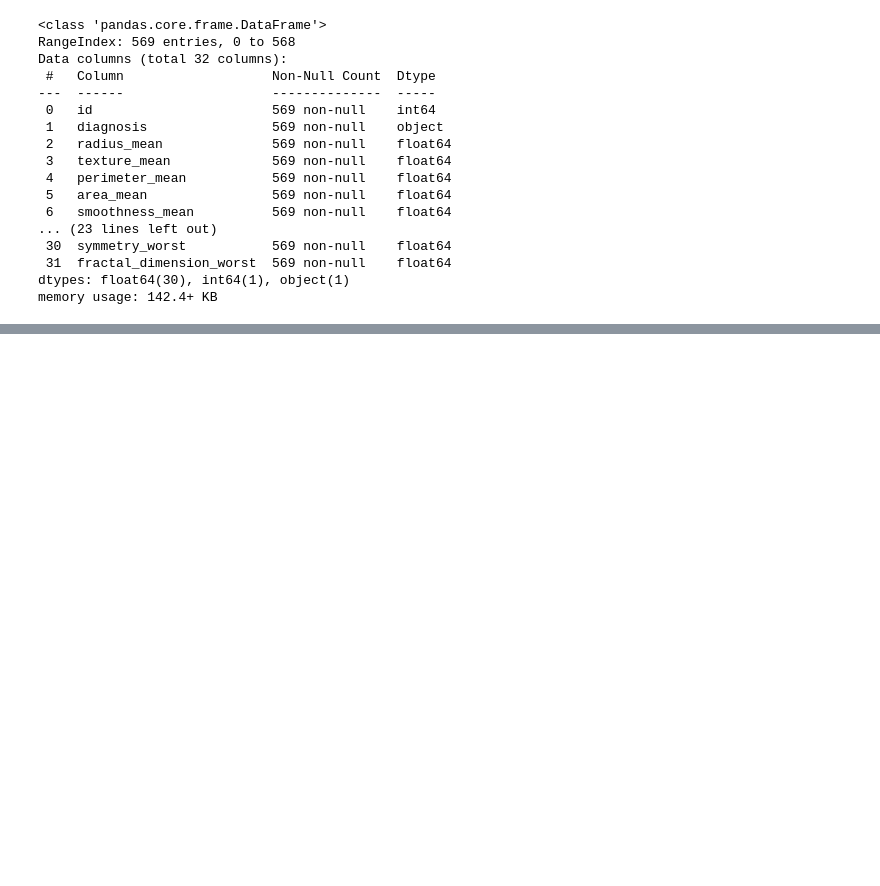
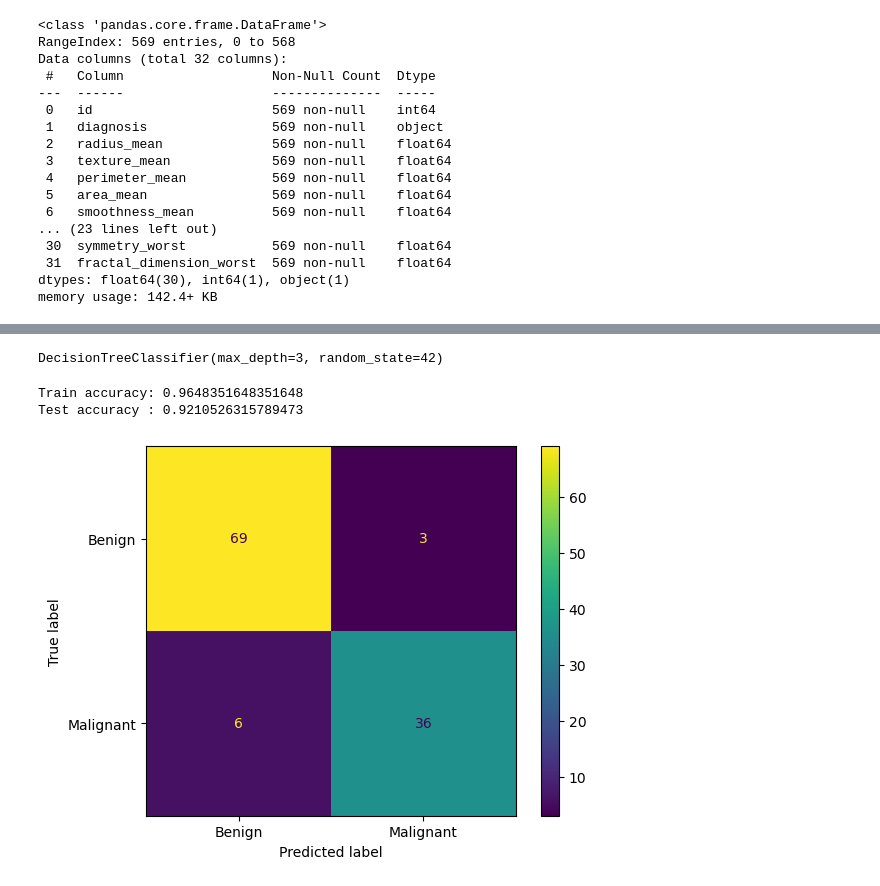
Before and after one commit to arslanrejepov/classical-machine-learning-models, a Jupyter notebook: classification/decision_tree.ipynb, the cells around one changed output, grey strips where cells are left out. Saved outputs shown, nothing was run; the diff lists cells and outputs as text; code cells hidden in the pictures; blank space fills up the shorter version.

Commit message:
Decision tree DONE

```diff
--- a/classification/decision_tree.ipynb
+++ b/classification/decision_tree.ipynb
@@ -38,0 +94,32 @@ memory usage: 142.4+ KB
+# %%
+from sklearn.tree import DecisionTreeClassifier
+
+tree = DecisionTreeClassifier(
+    max_depth=3,
+    random_state=42
+)
+
+tree.fit(X_train,y_train)
+# %% [output]
+DecisionTreeClassifier(max_depth=3, random_state=42)
+# %%
+from sklearn.metrics import accuracy_score
+
+y_train_pred = tree.predict(X_train)
+y_test_pred = tree.predict(X_test)
+
+print("Train accuracy:", accuracy_score(y_train, y_train_pred))
+print("Test accuracy :", accuracy_score(y_test, y_test_pred))
+# %% [output]
+Train accuracy: 0.9648351648351648
+Test accuracy : 0.9210526315789473
+# %%
+from sklearn.metrics import confusion_matrix, ConfusionMatrixDisplay
+import matplotlib.pyplot as plt
+
+cm = confusion_matrix(y_test, y_test_pred)
+disp = ConfusionMatrixDisplay(cm, display_labels=["Benign", "Malignant"])
+disp.plot()
+plt.show()
+# %% [output]
+[figure, added]
```
Also changed, not shown: parts of 11 cells of this notebook.
